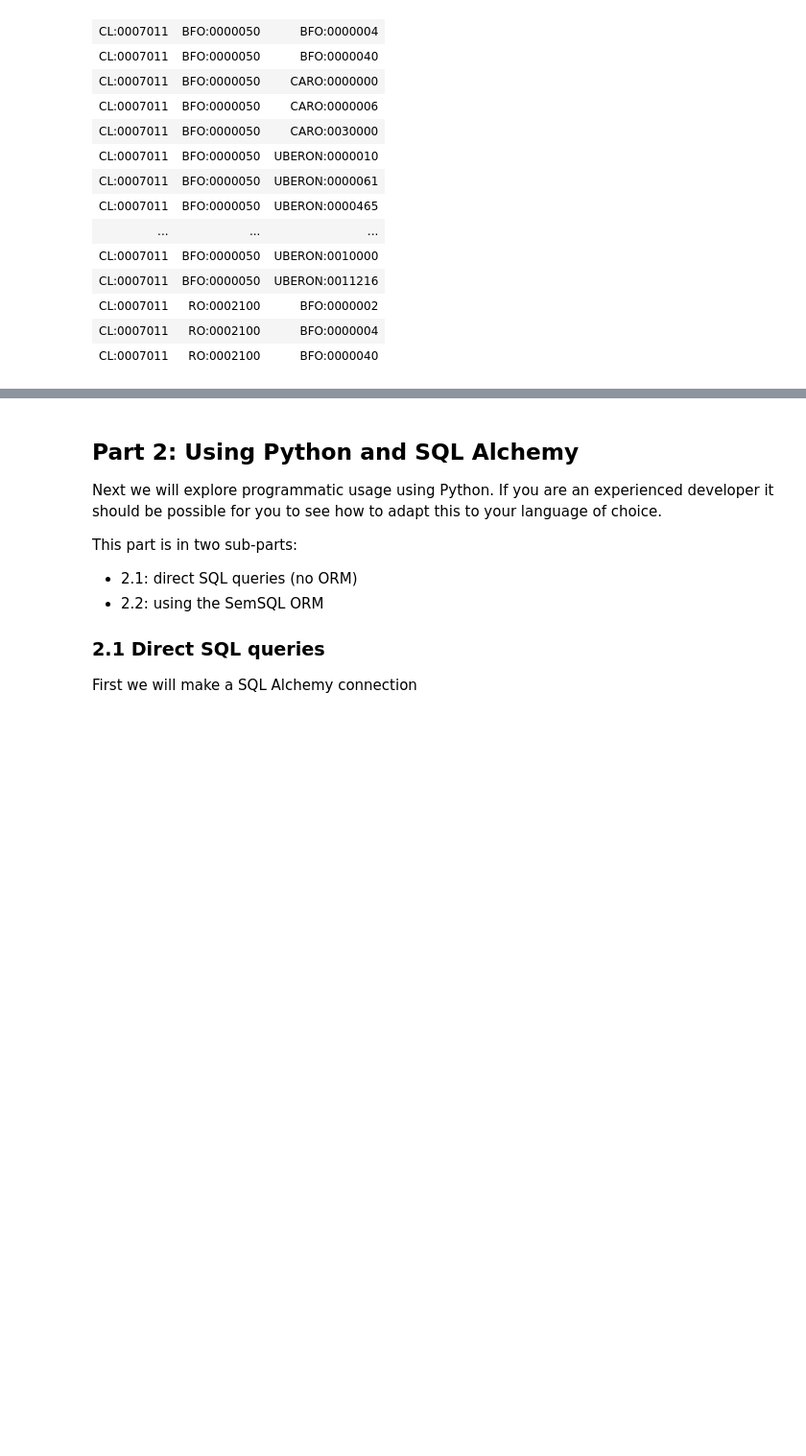
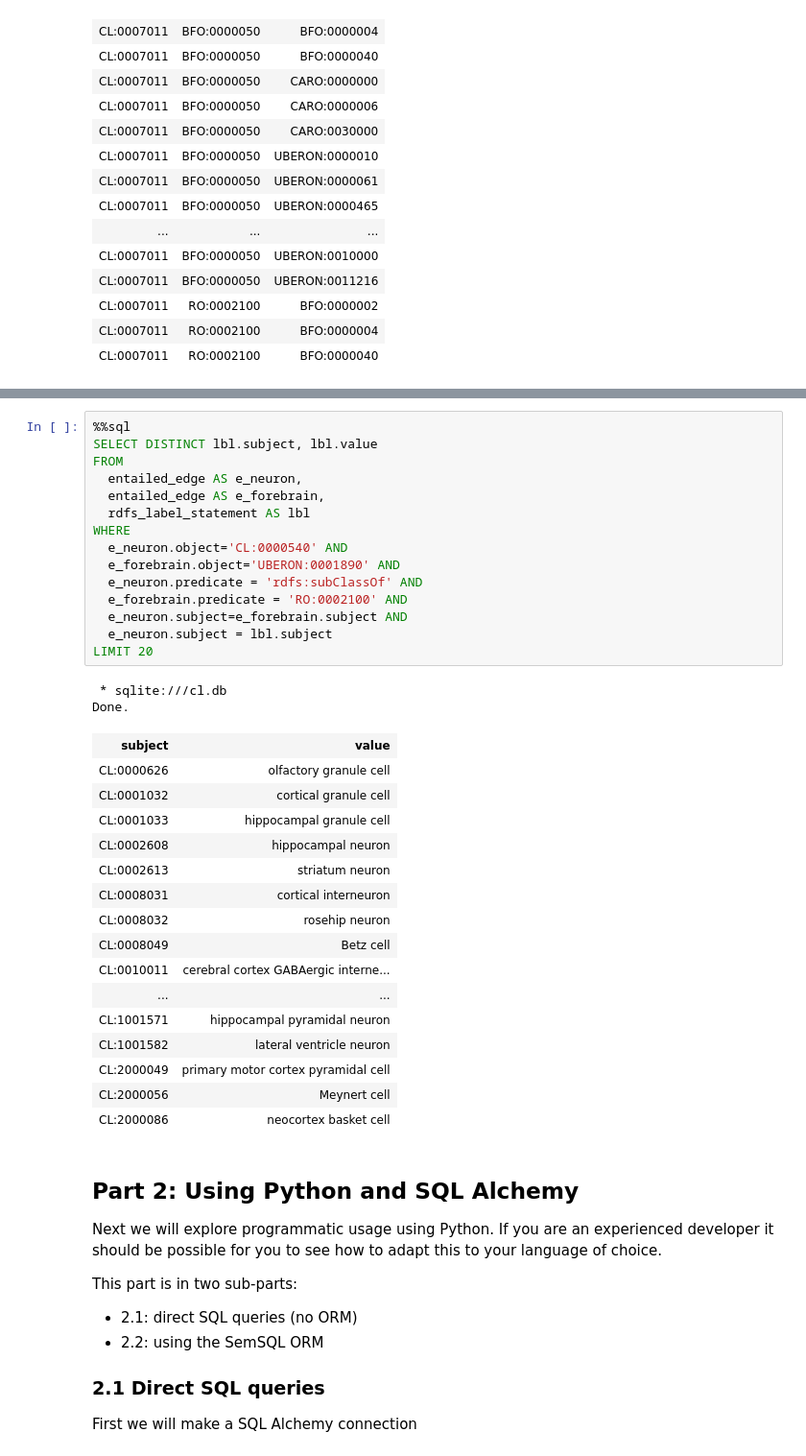
Before and after one commit to INCATools/semantic-sql, a Jupyter notebook: notebooks/SemanticSQL-Tutorial.ipynb, the cells around one changed output, grey strips where cells are left out. Shown at 96% size. Drawn from its saved outputs; the diff is of its cells as text; blank space fills up the shorter version.

```diff
--- a/notebooks/SemanticSQL-Tutorial.ipynb
+++ b/notebooks/SemanticSQL-Tutorial.ipynb
@@ -196,3 +202,37 @@ Done.
+# %%
+%%sql
+SELECT DISTINCT lbl.subject, lbl.value
+FROM
+  entailed_edge AS e_neuron,
+  entailed_edge AS e_forebrain,
+  rdfs_label_statement AS lbl
+WHERE
+  e_neuron.object='CL:0000540' AND
+  e_forebrain.object='UBERON:0001890' AND
+  e_neuron.predicate = 'rdfs:subClassOf' AND
+  e_forebrain.predicate = 'RO:0002100' AND
+  e_neuron.subject=e_forebrain.subject AND
+  e_neuron.subject = lbl.subject
+LIMIT 20
+# %% [output]
+ * sqlite:///cl.db
+Done.
+| subject | value |
+| CL:0000626 | olfactory granule cell |
+| CL:0001032 | cortical granule cell |
+| CL:0001033 | hippocampal granule cell |
+| CL:0002608 | hippocampal neuron |
+| CL:0002613 | striatum neuron |
+| CL:0008031 | cortical interneuron |
+| CL:0008032 | rosehip neuron |
+| CL:0008049 | Betz cell |
+| CL:0010011 | cerebral cortex GABAergic interne... |
+| ... | ... |
+| CL:1001571 | hippocampal pyramidal neuron |
+| CL:1001582 | lateral ventricle neuron |
+| CL:2000049 | primary motor cortex pyramidal cell |
+| CL:2000056 | Meynert cell |
+| CL:2000086 | neocortex basket cell |
 # %% [markdown]
 ## Part 2: Using Python and SQL Alchemy
 
```
Also changed, not shown: parts of 3 cells of this notebook.
